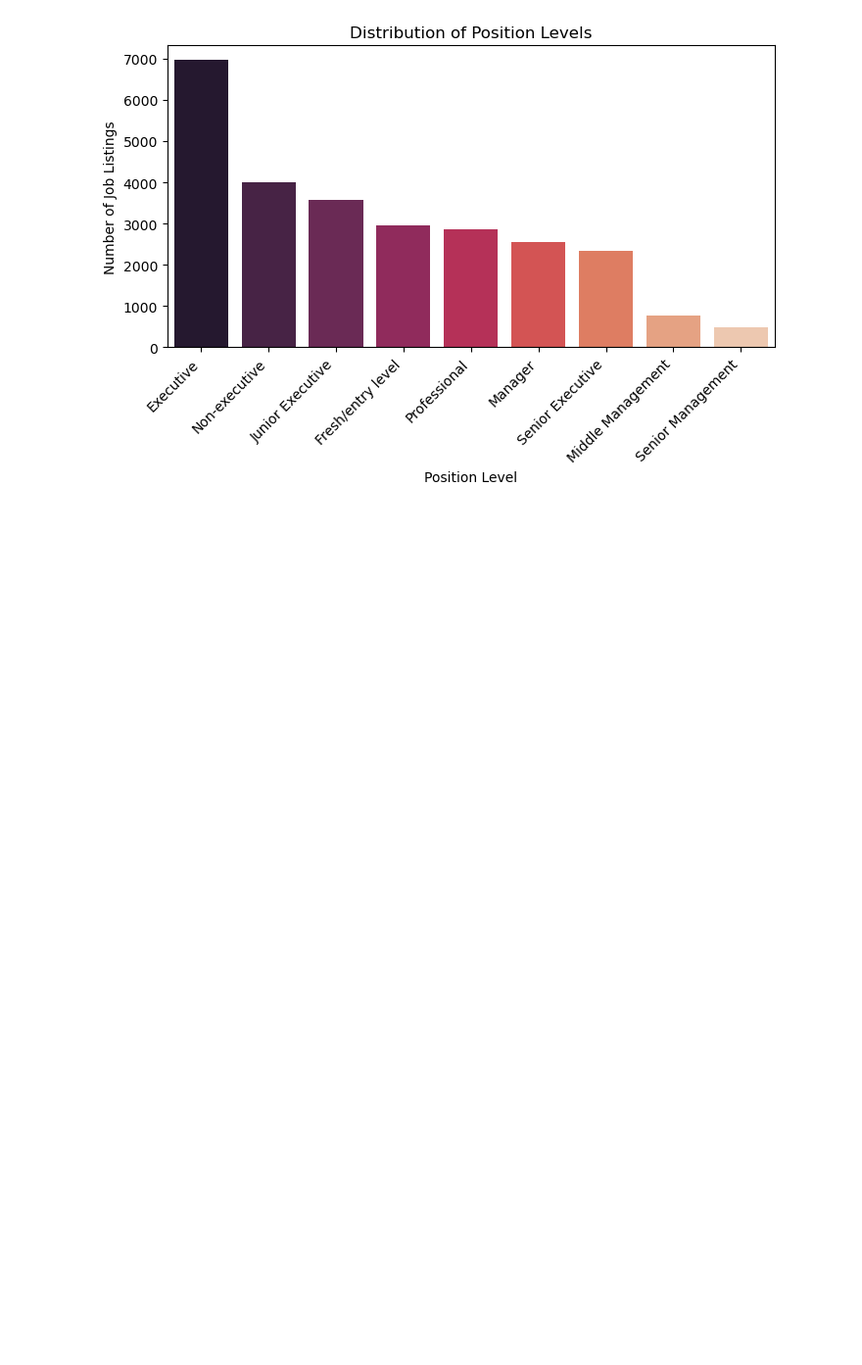
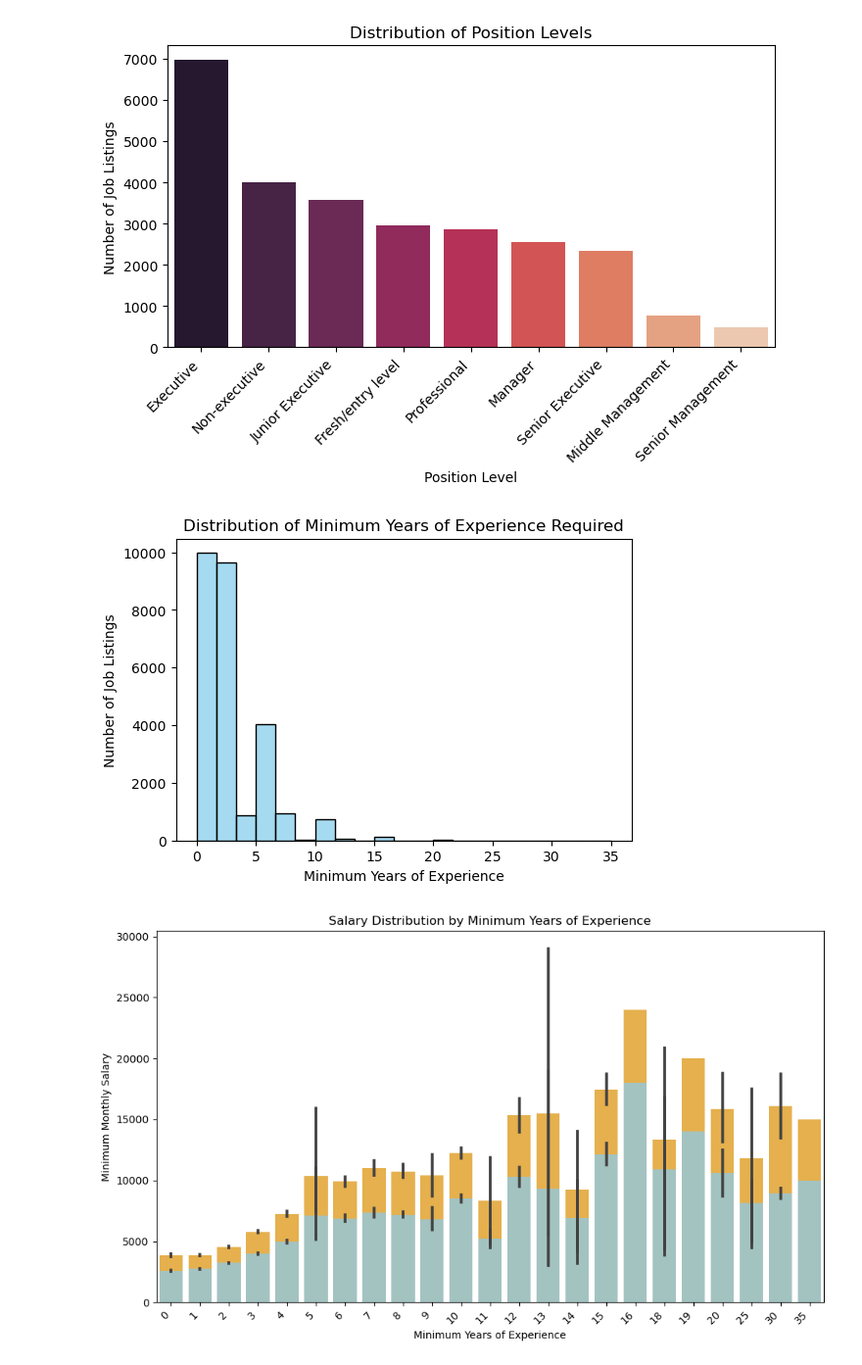
Before and after one commit to jochze-eng/DSAI-Group5, a Jupyter notebook: Lakshmi/Untitled-2.ipynb, the cells around one changed output. Shown at 98% size. Drawn from its saved outputs; the diff is of its cells as text; code cells hidden in the pictures; blank space fills up the shorter version.

```diff
--- a/Lakshmi/Untitled-2.ipynb
+++ b/Lakshmi/Untitled-2.ipynb
@@ -90,3 +90,51 @@ plt.show()
 [figure]
 [figure]
 [figure]
+# %%
+# --- Histogram of Minimum Years of Experience ---
+plt.figure(figsize=(6, 4))
+sns.histplot(df_jobs['minimum_years_experience'], kde=False, bins=21, color='skyblue')
+
+plt.xlabel('Minimum Years of Experience')
+plt.ylabel('Number of Job Listings')
+plt.title('Distribution of Minimum Years of Experience Required')
+plt.show()
+
+# --- Box Plot of Salary vs. Minimum Experience  ---
+plt.figure(figsize=(10, 6))
+sns.barplot(x='minimum_years_experience', y='salary_maximum', data=df_jobs, color="orange", alpha=0.8, label='Max Salary')
+sns.barplot(x='minimum_years_experience', y='salary_minimum', data=df_jobs, color="skyblue", alpha=0.8,  label="Min Salary")
+
+plt.xlabel('Minimum Years of Experience')
+plt.ylabel('Minimum Monthly Salary')
+plt.title('Salary Distribution by Minimum Years of Experience')
+plt.xticks(rotation=45, ha='right')
+plt.tight_layout()
+plt.show()
+
+# --- bar Plot of Salary vs. Category ---
+plt.figure(figsize=(10, 6))
+
+sns.barplot(x='category_names', y='salary_maximum', data=df_categories_exploded, color="orange", alpha=0.8, label='Max Salary')
+sns.barplot(x='category_names', y='salary_minimum', data=df_categories_exploded, color="skyblue", alpha=0.8, label="Min Salary")
+
+plt.xlabel('Category')
+plt.ylabel(' Monthly Salary')
+plt.title('Salary Distribution by Job Category')
+plt.xticks(rotation=45, ha='right')
+plt.legend(title="Salary Range")
+plt.show()
+
+df_wo_legal = df_categories_exploded[df_categories_exploded['category_names'] != 'Legal']
+plt.figure(figsize=(10, 6))
+sns.barplot(x='category_names', y='salary_maximum', data=df_wo_legal, color="orange", alpha=0.8, label='Max Salary')
+sns.barplot(x='category_names', y='salary_minimum', data=df_wo_legal, color="skyblue", alpha=0.8, label='Max Salary')
+plt.xlabel('Category (without Legal)')
+plt.ylabel(' Monthly Salary')
+plt.title('Salary Distribution by Job Category (exclude Legal)')
+plt.xticks(rotation=45, ha='right')
+plt.legend(title="Salary Range")
+plt.show()
+# %% [output]
+[figure, added]
+[figure, added]
```
Also changed, not shown: parts of 1 cell of this notebook.
